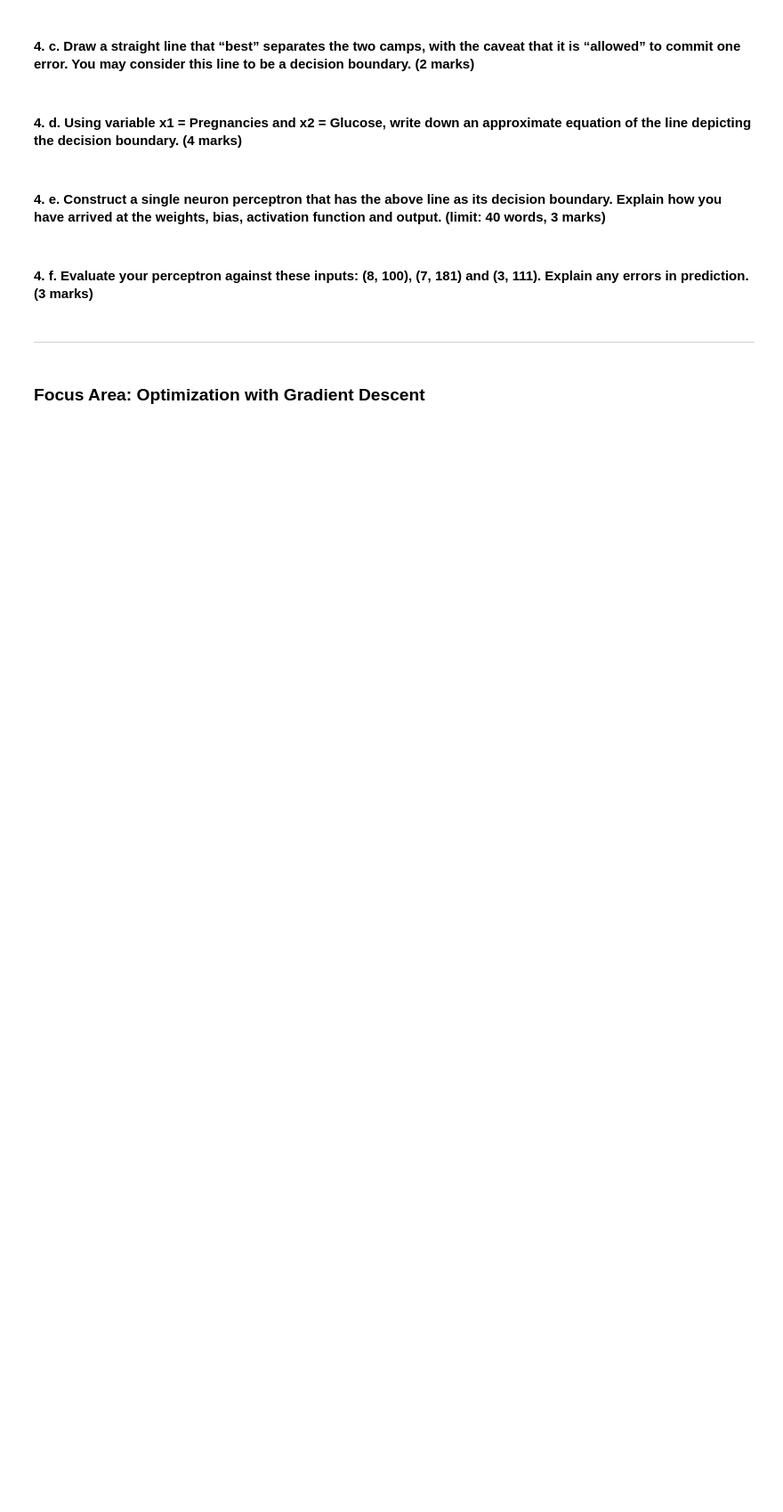
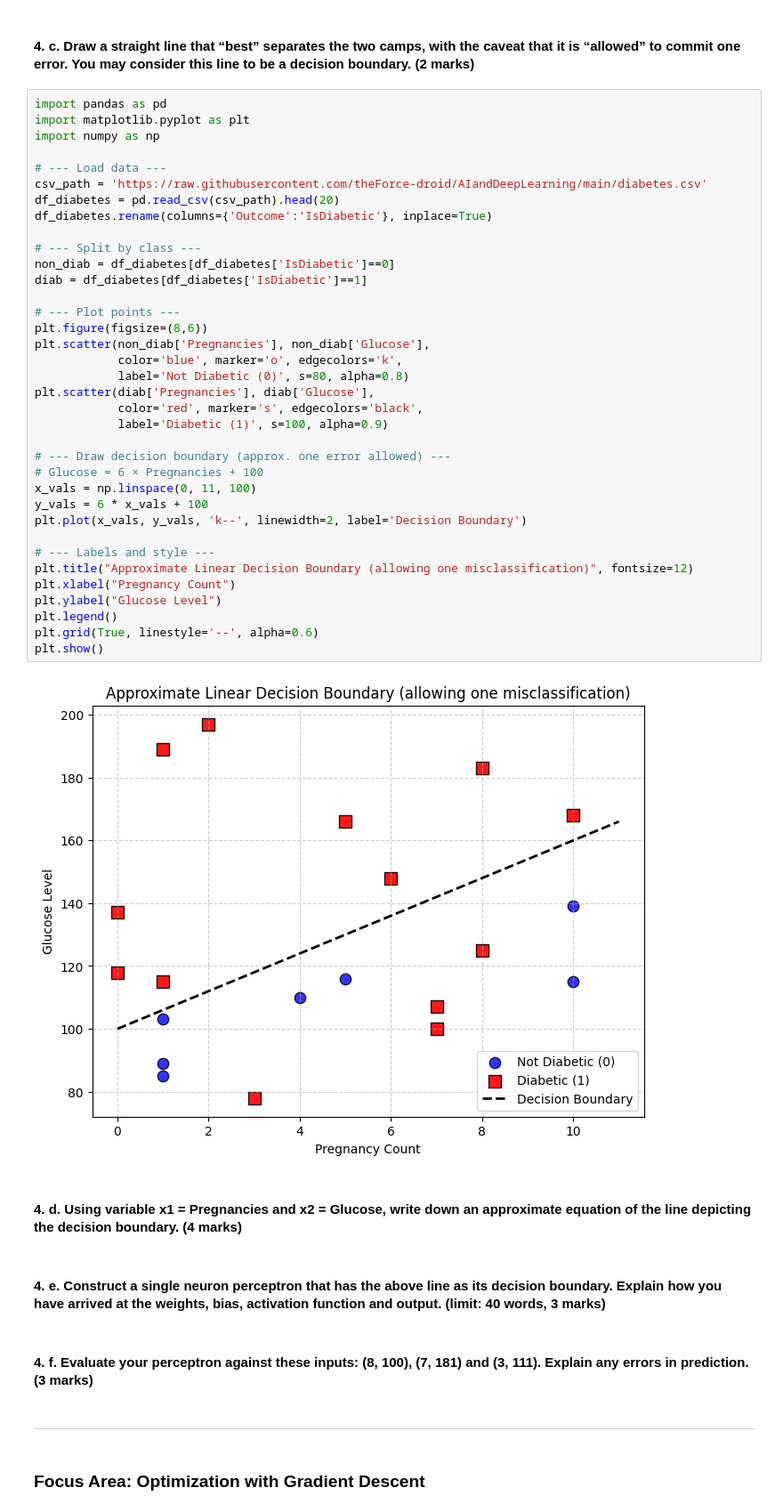
Before and after one commit to theForce-droid/AIandDeepLearning, a Jupyter notebook: AIDL_Grp2.ipynb, the cells around one changed output. Shown at 89% size. Cells and saved outputs as stored; diff of their text form; blank space fills up the shorter version.

```diff
--- a/AIDL_Grp2.ipynb
+++ b/AIDL_Grp2.ipynb
@@ -813,5 +854,43 @@ Accuracy with BMI rule: 0.50
 # %% [markdown]
 #### 4. c.	Draw a straight line that “best” separates the two camps, with the caveat that it is “allowed” to commit one error. You may consider this line to be a decision boundary. (2 marks)
+# %%
+import pandas as pd
+import matplotlib.pyplot as plt
+import numpy as np
+
+# --- Load data ---
+csv_path = 'https://raw.githubusercontent.com/theForce-droid/AIandDeepLearning/main/diabetes.csv'
+df_diabetes = pd.read_csv(csv_path).head(20)
+df_diabetes.rename(columns={'Outcome':'IsDiabetic'}, inplace=True)
+
+# --- Split by class ---
+non_diab = df_diabetes[df_diabetes['IsDiabetic']==0]
+diab = df_diabetes[df_diabetes['IsDiabetic']==1]
+
+# --- Plot points ---
+plt.figure(figsize=(8,6))
+plt.scatter(non_diab['Pregnancies'], non_diab['Glucose'],
+            color='blue', marker='o', edgecolors='k',
+            label='Not Diabetic (0)', s=80, alpha=0.8)
+plt.scatter(diab['Pregnancies'], diab['Glucose'],
+            color='red', marker='s', edgecolors='black',
+            label='Diabetic (1)', s=100, alpha=0.9)
+
+# --- Draw decision boundary (approx. one error allowed) ---
+# Glucose = 6 × Pregnancies + 100
+x_vals = np.linspace(0, 11, 100)
+y_vals = 6 * x_vals + 100
+plt.plot(x_vals, y_vals, 'k--', linewidth=2, label='Decision Boundary')
+
+# --- Labels and style ---
+plt.title("Approximate Linear Decision Boundary (allowing one misclassification)", fontsize=12)
+plt.xlabel("Pregnancy Count")
+plt.ylabel("Glucose Level")
+plt.legend()
+plt.grid(True, linestyle='--', alpha=0.6)
+plt.show()
+# %% [output]
+[figure, added]
 # %% [markdown]
 #### 4. d.	Using variable x1 = Pregnancies and x2 = Glucose, write down an approximate equation of the line depicting the decision boundary. (4 marks)
 # %% [markdown]
```
Also changed, not shown: parts of 2 cells of this notebook.
